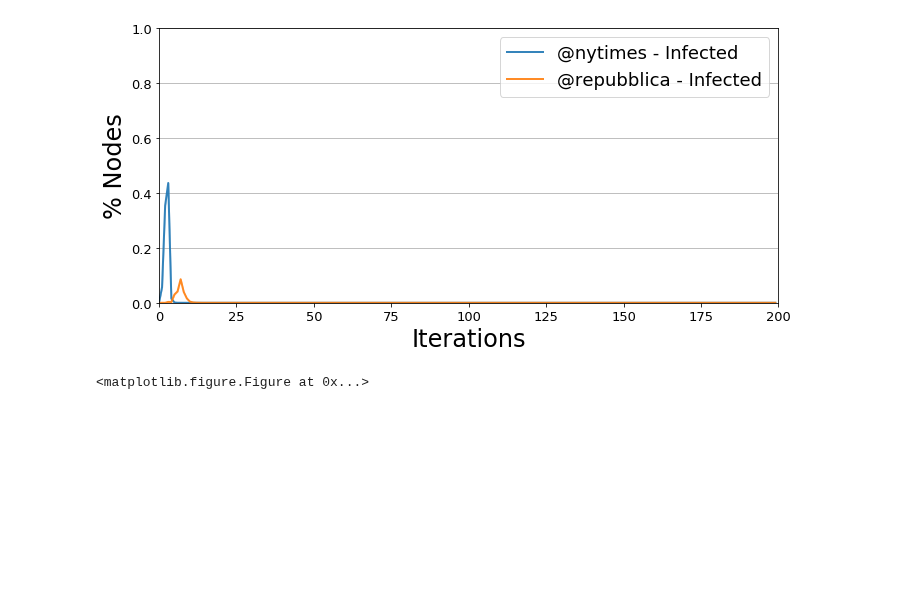
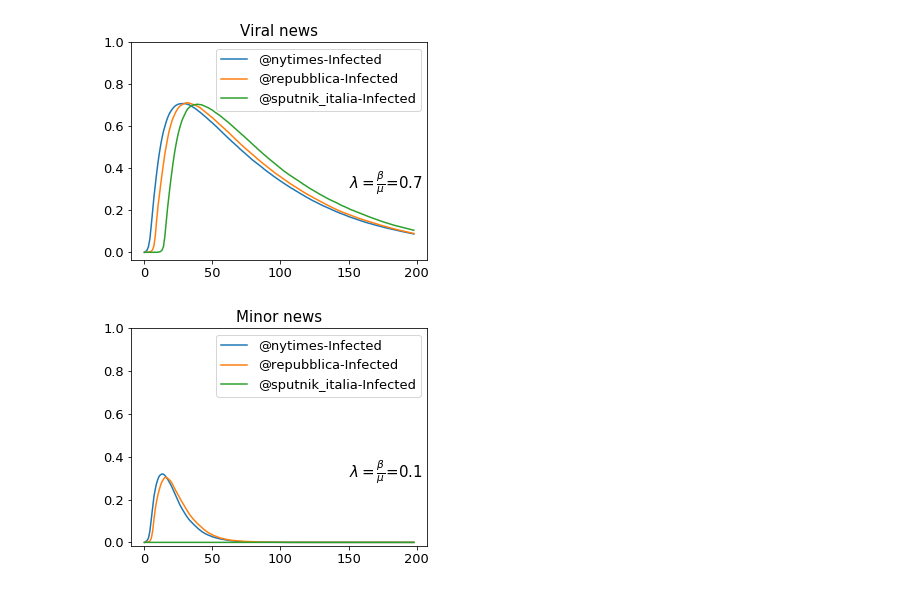
Before and after one commit to biyanisuraj/the_facebook_scandal, a Jupyter notebook: scripts/spreading/spreading_news.ipynb, the cells around one changed output. Cells and saved outputs as stored; diff of their text form; code cells hidden in the pictures; blank space fills up the shorter version.

Commit message:
updated spreading news

```diff
--- a/scripts/spreading/spreading_news.ipynb
+++ b/scripts/spreading/spreading_news.ipynb
@@ -32,6 +33,10 @@ plt.rc('figure', titlesize=BIGGER_SIZE)  # fontsize of the figure title
 # %%
 nytimes_id = 807095
 repubblica_id =18935802
+toscanaoggi_id = 76054893
+sardegna_id = 1240056290 #@SardegnaPRadio
+pensodisi_id = 753694308373499908
+sputnick_id =2817304093
 # %%
 g = nx.read_edgelist('../network/networks/edge_list.txt',
                          create_using=nx.DiGraph(), nodetype=int, data=False)
@@ -81,0 +95,3 @@ infected_ny = trends_ny[0]['trends']['node_count'][cod_inf]
+# %%
+iterations_sput = model_sput.iteration_bunch(200)
+trends_sput = model_sput.build_trends(iterations_sput)
@@ -81,0 +113,7 @@ infected_ny = trends_ny[0]['trends']['node_count'][cod_inf]
+# %%
+N = len(degrees)
+N = 49728
+cod_inf = model_rep.get_status_map()['Infected']
+infected_ny   = np.array(trends_ny[0]['trends']['node_count'][cod_inf]).astype(float)/N
+infected_rep  = np.array(trends_rep[0]['trends']['node_count'][cod_inf]).astype(float)/N
+infected_sput = np.array(trends_sput[0]['trends']['node_count'][cod_inf]).astype(float)/N
@@ -98,5 +130,0 @@ viz.plot()
-# %%
-#print model_ny.get_status_map()
-infected_ny= []
-for i in range(len(iterations_ny)):
-    infected_ny.append(iterations_ny[i]['node_count'][model_ny.get_status_map()['Infected']])
@@ -108,9 +131,26 @@ plt.plot(range(len(infected_ny[:10])), infected_ny[:10])
-# %%
-plt.subplots(figsize =FIGSIZE_TWOCOL)
-viz = DiffusionTrendComparison( [model_ny, model_rep] , [trends_ny[:10],trends_rep[:10]])
-plt.xlim(0,100)
-viz.plot()
-viz.plot('prova.pdf')
-# %% [output]
-[figure, removed]
-<matplotlib.figure.Figure at 0x...>
+# %%
+plt.subplots(figsize=FIGSIZE_ONECOL)
+plt.plot(infected_ny[:199], label ="@nytimes-Infected")
+plt.plot(infected_rep[:199], label = "@repubblica-Infected")
+plt.plot(infected_sput[:199], label ="@sputnik_italia-Infected")
+plt.legend()
+plt.title("Viral news")
+plt.text(150,0.3, r'$\lambda = \frac{\beta}{\mu}$='+'{:.1f}'.format(Lambda))
+plt.ylim(ymax = 1)
+plt.tight_layout()
+plt.savefig('../../report/images/spreading/news_viral.pdf', format='pdf')
+# %% [output]
+[figure, added]
+# %%
+plt.subplots(figsize=FIGSIZE_ONECOL)
+plt.plot(infected_ny_loc[:199], label ="@nytimes-Infected")
+plt.plot(infected_rep_loc[:199], label = "@repubblica-Infected")
+plt.plot(infected_sput_loc[:199], label ="@sputnik_italia-Infected")
+plt.legend()
+plt.title("Minor news")
+plt.text(150,0.3, r'$\lambda = \frac{\beta}{\mu}$='+'{:.1f}'.format(Lambda_loc))
+plt.ylim(ymax = 1)
+plt.tight_layout()
+plt.savefig('../../report/images/spreading/news_minor.pdf', format='pdf')
+# %% [output]
+[figure, added]
```
Also changed, not shown: parts of 10 cells of this notebook, 23 other files.
